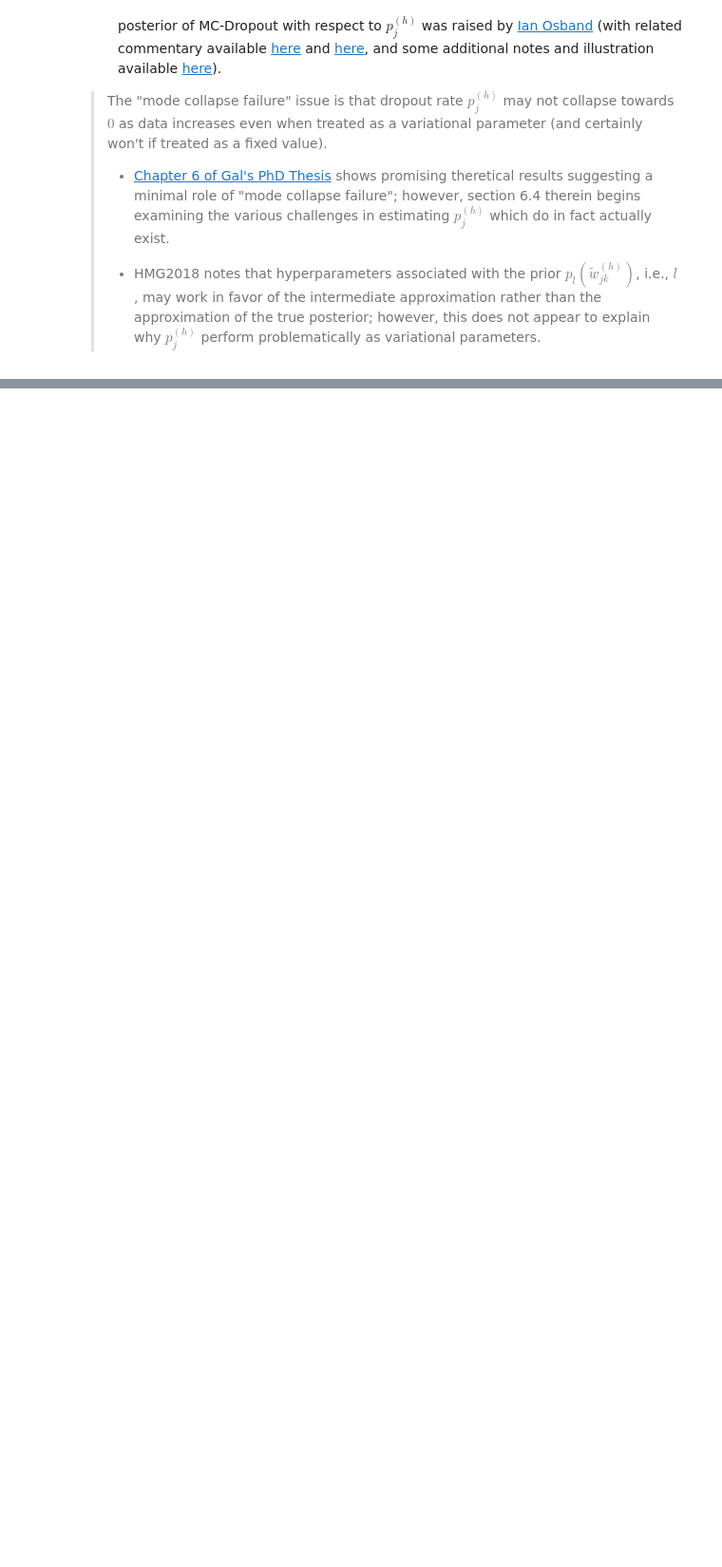
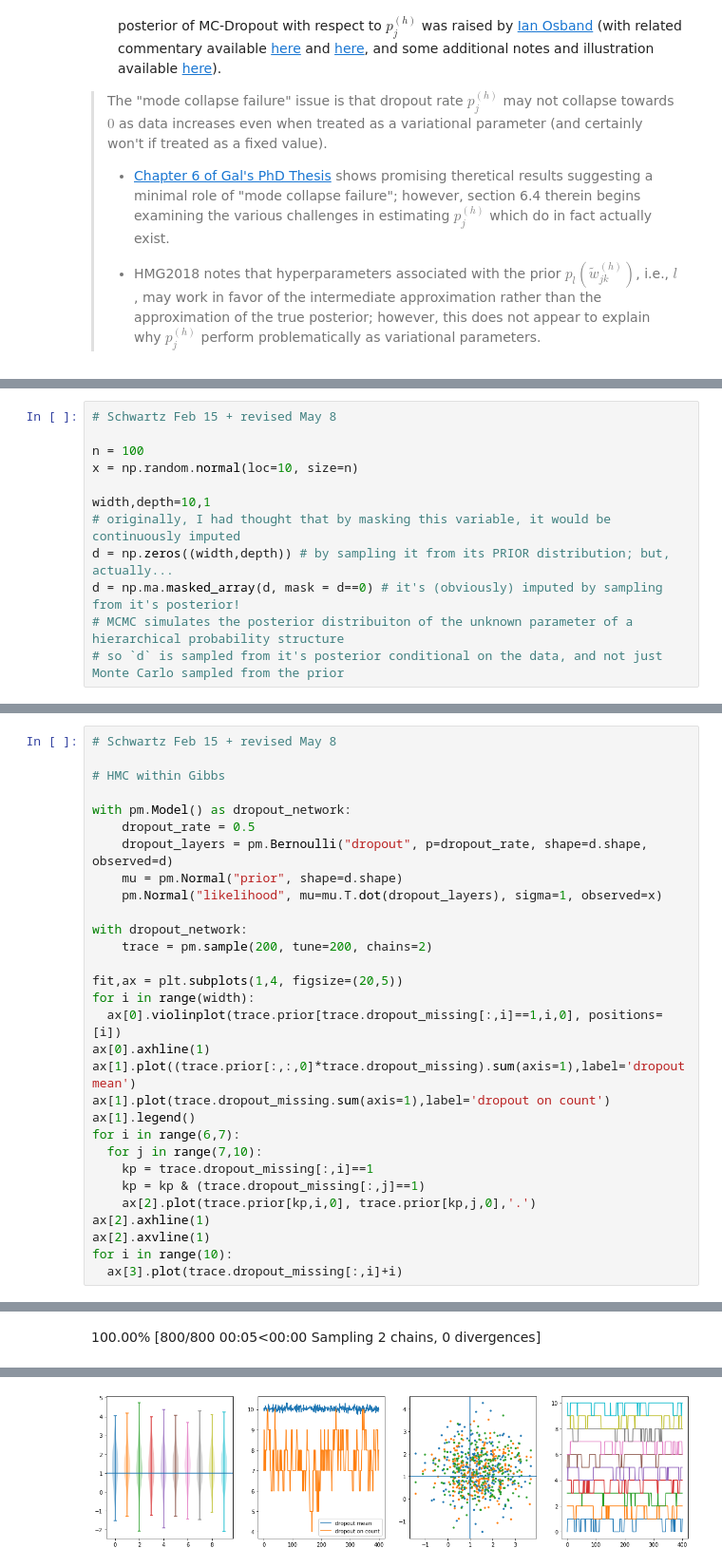
Before and after one commit to pointOfive/Summer_2022_STA496H1, a Jupyter notebook: files/DropoutBayes.ipynb, the cells around one changed output, grey strips where cells are left out. Shown at 95% size. Saved outputs shown, nothing was run; the diff lists cells and outputs as text; blank space fills up the shorter version.

```diff
--- a/files/DropoutBayes.ipynb
+++ b/files/DropoutBayes.ipynb
@@ -374,0 +412,12 @@ https://discourse.pymc.io/t/frequency-of-missing-value-imputation/8809
+# %%
+# Schwartz Feb 15 + revised May 8
+
+n = 100
+x = np.random.normal(loc=10, size=n)
+
+width,depth=10,1
+# originally, I had thought that by masking this variable, it would be continuously imputed
+d = np.zeros((width,depth)) # by sampling it from its PRIOR distribution; but, actually...
+d = np.ma.masked_array(d, mask = d==0) # it's (obviously) imputed by sampling from it's posterior!
+# MCMC simulates the posterior distribuiton of the unknown parameter of a hierarchical probability structure
+# so `d` is sampled from it's posterior conditional on the data, and not just Monte Carlo sampled from the prior
@@ -374,0 +447,31 @@ https://discourse.pymc.io/t/frequency-of-missing-value-imputation/8809
+# %%
+# Schwartz Feb 15 + revised May 8
+
+# HMC within Gibbs
+
+with pm.Model() as dropout_network:
+    dropout_rate = 0.5
+    dropout_layers = pm.Bernoulli("dropout", p=dropout_rate, shape=d.shape, observed=d)
+    mu = pm.Normal("prior", shape=d.shape)
+    pm.Normal("likelihood", mu=mu.T.dot(dropout_layers), sigma=1, observed=x)
+
+with dropout_network:
+    trace = pm.sample(200, tune=200, chains=2)
+
+fit,ax = plt.subplots(1,4, figsize=(20,5))
+for i in range(width):
+  ax[0].violinplot(trace.prior[trace.dropout_missing[:,i]==1,i,0], positions=[i])
+ax[0].axhline(1)
+ax[1].plot((trace.prior[:,:,0]*trace.dropout_missing).sum(axis=1),label='dropout mean')
+ax[1].plot(trace.dropout_missing.sum(axis=1),label='dropout on count')
+ax[1].legend()
+for i in range(6,7):
+  for j in range(7,10):
+    kp = trace.dropout_missing[:,i]==1
+    kp = kp & (trace.dropout_missing[:,j]==1)
+    ax[2].plot(trace.prior[kp,i,0], trace.prior[kp,j,0],'.')
+ax[2].axhline(1)
+ax[2].axvline(1)
+for i in range(10):
+  ax[3].plot(trace.dropout_missing[:,i]+i)
+# %% [output]
@@ -374,0 +483 @@ https://discourse.pymc.io/t/frequency-of-missing-value-imputation/8809
+100.00% [800/800 00:05<00:00 Sampling 2 chains, 0 divergences]
@@ -374,0 +487 @@ https://discourse.pymc.io/t/frequency-of-missing-value-imputation/8809
+[figure, added]
```
Also changed, not shown: parts of 9 cells of this notebook, 2 other files.
